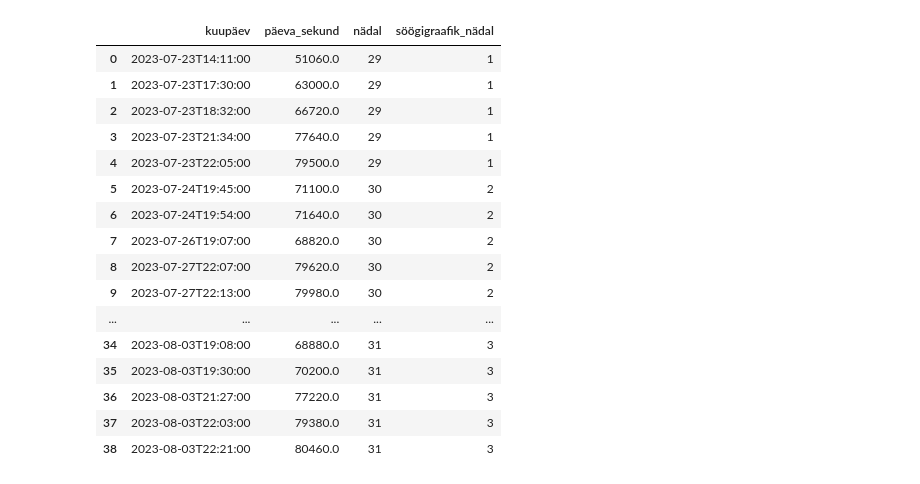
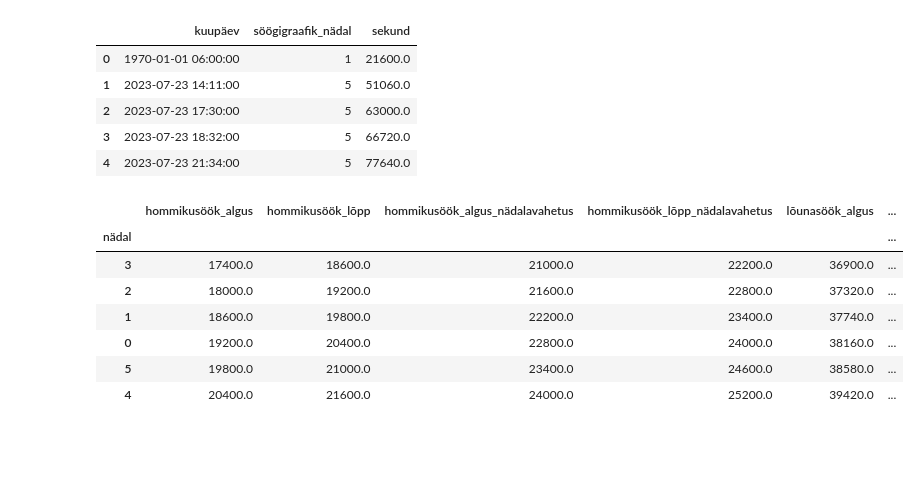
Before and after one commit to mart-mihkel/spioonid, a Jupyter notebook: main.ipynb, the cells around one changed output. Cells and saved outputs as stored; diff of their text form; code cells hidden in the pictures; blank space fills up the shorter version.

```diff
--- a/main.ipynb
+++ b/main.ipynb
@@ -10,25 +6,32 @@ def sekundeid_südaööst(aeg: str):
 # %%
-df = pd.read_csv('spioonid.csv')
-df['päeva_sekund'] = df['kuupäev'].apply(sekundeid_südaööst)
-df['nädal'] = df['kuupäev'].apply(lambda x: datetime.isocalendar(datetime.fromisoformat(x)).week)
-df['söögigraafik_nädal'] = df['nädal'].apply(lambda x: x % 7)
+spioon_df = pd.read_csv('andmed/spioonid.csv')
 
-df
+spioon_df['kuupäev'] = spioon_df['kuupäev'].apply(lambda x: datetime.fromisoformat(x))
+spioon_df['söögigraafik_nädal'] = spioon_df['kuupäev'].apply(lambda x: datetime.isocalendar(x).week % 6)
+spioon_df['sekund'] = spioon_df['kuupäev'].apply(lambda x: (x - x.replace(hour=0, minute=0)).total_seconds())
+
+spioon_df.head()
 # %% [output]
-|  | kuupäev | päeva_sekund | nädal | söögigraafik_nädal |
-| 0 | 2023-07-23T14:11:00 | 51060.0 | 29 | 1 |
-| 1 | 2023-07-23T17:30:00 | 63000.0 | 29 | 1 |
-| 2 | 2023-07-23T18:32:00 | 66720.0 | 29 | 1 |
-| 3 | 2023-07-23T21:34:00 | 77640.0 | 29 | 1 |
-| 4 | 2023-07-23T22:05:00 | 79500.0 | 29 | 1 |
-| 5 | 2023-07-24T19:45:00 | 71100.0 | 30 | 2 |
-| 6 | 2023-07-24T19:54:00 | 71640.0 | 30 | 2 |
-| 7 | 2023-07-26T19:07:00 | 68820.0 | 30 | 2 |
-| 8 | 2023-07-27T22:07:00 | 79620.0 | 30 | 2 |
-| 9 | 2023-07-27T22:13:00 | 79980.0 | 30 | 2 |
-| ... | ... | ... | ... | ... |
-| 34 | 2023-08-03T19:08:00 | 68880.0 | 31 | 3 |
-| 35 | 2023-08-03T19:30:00 | 70200.0 | 31 | 3 |
-| 36 | 2023-08-03T21:27:00 | 77220.0 | 31 | 3 |
-| 37 | 2023-08-03T22:03:00 | 79380.0 | 31 | 3 |
-| 38 | 2023-08-03T22:21:00 | 80460.0 | 31 | 3 |
+|  | kuupäev | söögigraafik_nädal | sekund |
+| 0 | 1970-01-01 06:00:00 | 1 | 21600.0 |
+| 1 | 2023-07-23 14:11:00 | 5 | 51060.0 |
+| 2 | 2023-07-23 17:30:00 | 5 | 63000.0 |
+| 3 | 2023-07-23 18:32:00 | 5 | 66720.0 |
+| 4 | 2023-07-23 21:34:00 | 5 | 77640.0 |
+# %%
+toit_df = pd.read_csv('andmed/söögiajad_õr5.csv', index_col='nädal')
+
+for veerg in toit_df:
+    toit_df[veerg] = toit_df[veerg].apply(lambda x: datetime.fromisoformat(x))
+    toit_df[veerg] = toit_df[veerg].apply(lambda x: (x - datetime.fromtimestamp(0)).total_seconds())
+
+toit_df
+# %% [output]
+|  | hommikusöök_algus | hommikusöök_lõpp | hommikusöök_algus_nädalavahetus | hommikusöök_lõpp_nädalavahetus | lõunasöök_algus | ... |
+| nädal |  |  |  |  |  | ... |
+| 3 | 17400.0 | 18600.0 | 21000.0 | 22200.0 | 36900.0 | ... |
+| 2 | 18000.0 | 19200.0 | 21600.0 | 22800.0 | 37320.0 | ... |
+| 1 | 18600.0 | 19800.0 | 22200.0 | 23400.0 | 37740.0 | ... |
+| 0 | 19200.0 | 20400.0 | 22800.0 | 24000.0 | 38160.0 | ... |
+| 5 | 19800.0 | 21000.0 | 23400.0 | 24600.0 | 38580.0 | ... |
+| 4 | 20400.0 | 21600.0 | 24000.0 | 25200.0 | 39420.0 | ... |
```
Also changed, not shown: parts of 3 cells of this notebook, 1 other file.
